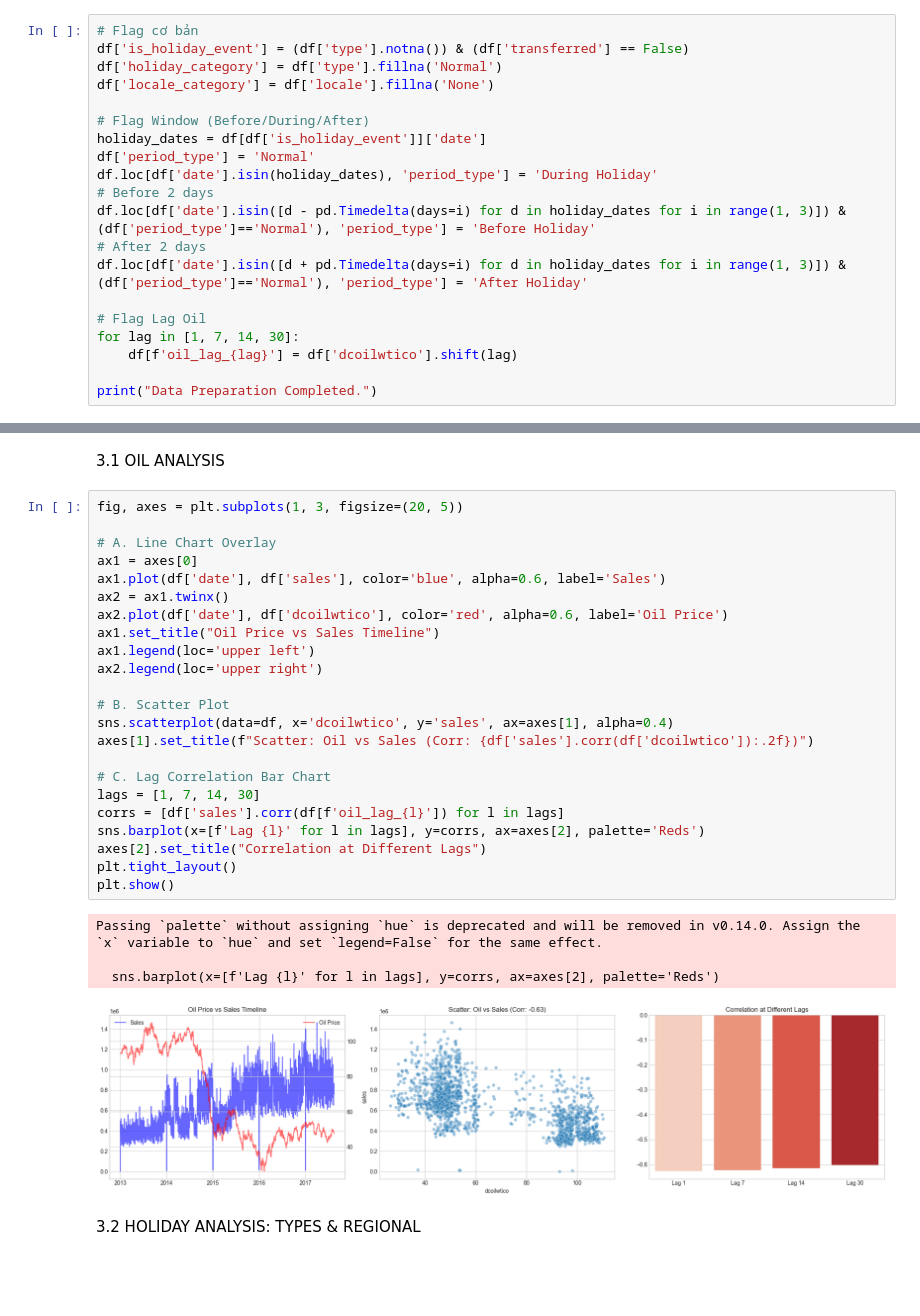
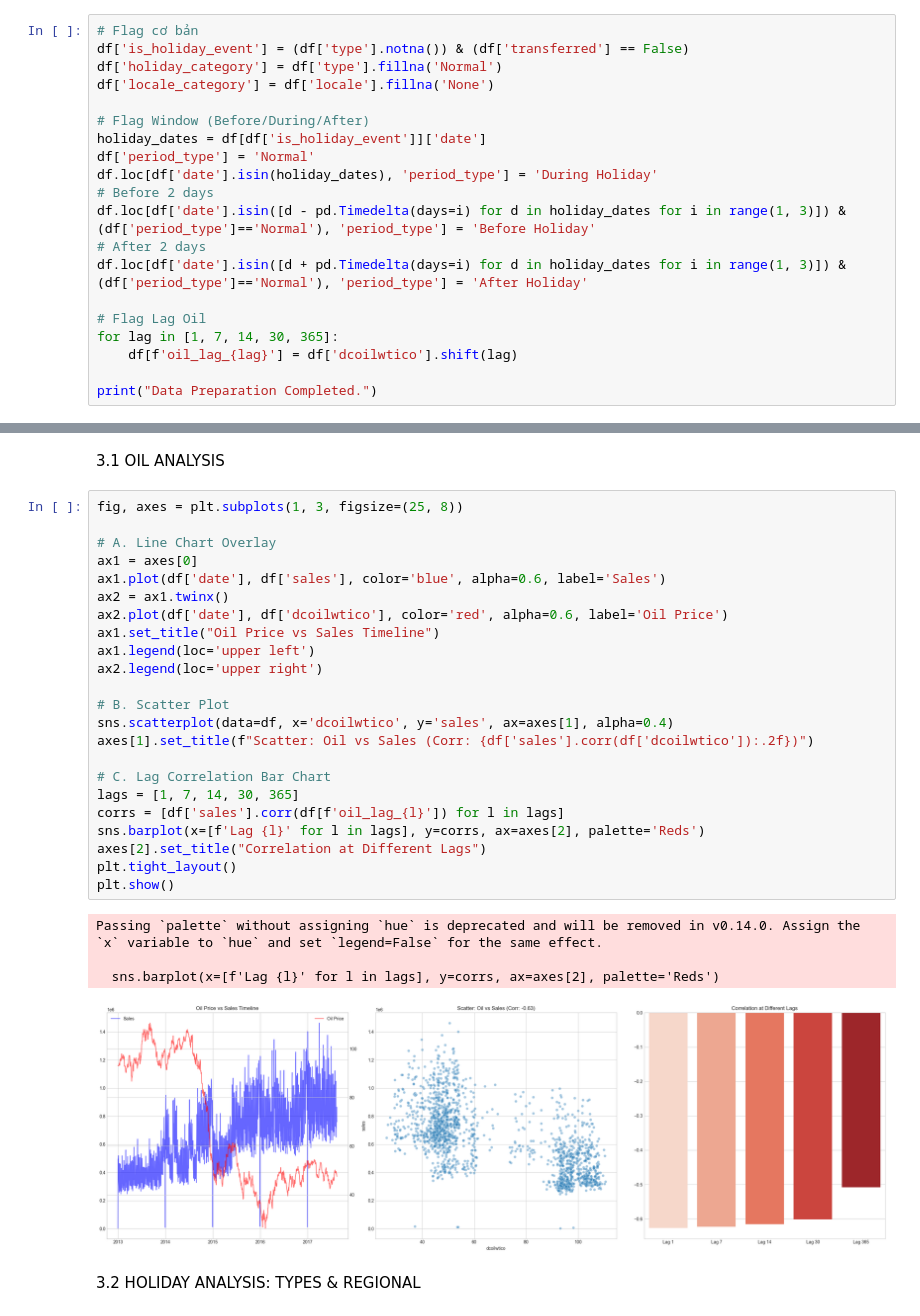
Before and after one commit to Thanh-dev-192006/Topic_13_Retail_Store_Sales_Time_Series, a Jupyter notebook: notebooks/03_eda_deep_dive/Hai_eda/oil_holidays_event.ipynb, the cells around one changed output, grey strips where cells are left out. Drawn from its saved outputs; the diff is of its cells as text; blank space fills up the shorter version.

```diff
--- a/notebooks/03_eda_deep_dive/Hai_eda/oil_holidays_event.ipynb
+++ b/notebooks/03_eda_deep_dive/Hai_eda/oil_holidays_event.ipynb
@@ -65,7 +65,7 @@ df.loc[df['date'].isin([d - pd.Timedelta(days=i) for d in holiday_dates for i in
 df.loc[df['date'].isin([d + pd.Timedelta(days=i) for d in holiday_dates for i in range(1, 3)]) & (df['period_type']=='Normal'), 'period_type'] = 'After Holiday'
 
 # Flag Lag Oil
-for lag in [1, 7, 14, 30]:
+for lag in [1, 7, 14, 30, 365]:
     df[f'oil_lag_{lag}'] = df['dcoilwtico'].shift(lag)
 
 print("Data Preparation Completed.")
@@ -76,33 +76,33 @@ Data Preparation Completed.
 # %% [markdown]
 3.1 OIL ANALYSIS
 # %%
-fig, axes = plt.subplots(1, 3, figsize=(20, 5))
+fig, axes = plt.subplots(1, 3, figsize=(25, 8))
 
 # A. Line Chart Overlay
 ax1 = axes[0]
 ax1.plot(df['date'], df['sales'], color='blue', alpha=0.6, label='Sales')
 ax2 = ax1.twinx()
 ax2.plot(df['date'], df['dcoilwtico'], color='red', alpha=0.6, label='Oil Price')
 ax1.set_title("Oil Price vs Sales Timeline")
 ax1.legend(loc='upper left')
 ax2.legend(loc='upper right')
 
 # B. Scatter Plot
 sns.scatterplot(data=df, x='dcoilwtico', y='sales', ax=axes[1], alpha=0.4)
 axes[1].set_title(f"Scatter: Oil vs Sales (Corr: {df['sales'].corr(df['dcoilwtico']):.2f})")
 
 # C. Lag Correlation Bar Chart
-lags = [1, 7, 14, 30]
+lags = [1, 7, 14, 30, 365]
 corrs = [df['sales'].corr(df[f'oil_lag_{l}']) for l in lags]
 sns.barplot(x=[f'Lag {l}' for l in lags], y=corrs, ax=axes[2], palette='Reds')
 axes[2].set_title("Correlation at Different Lags")
 plt.tight_layout()
 plt.show()
 # %% [output]
 Passing `palette` without assigning `hue` is deprecated and will be removed in v0.14.0. Assign the `x` variable to `hue` and set `legend=False` for the same effect.
 
   sns.barplot(x=[f'Lag {l}' for l in lags], y=corrs, ax=axes[2], palette='Reds')
-[figure, old version]
+[figure, new version]
 # %% [markdown]
 3.2 HOLIDAY ANALYSIS: TYPES & REGIONAL
 # %%
```
